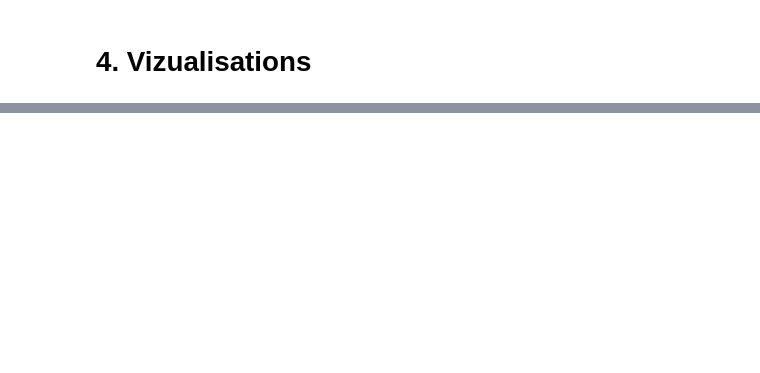
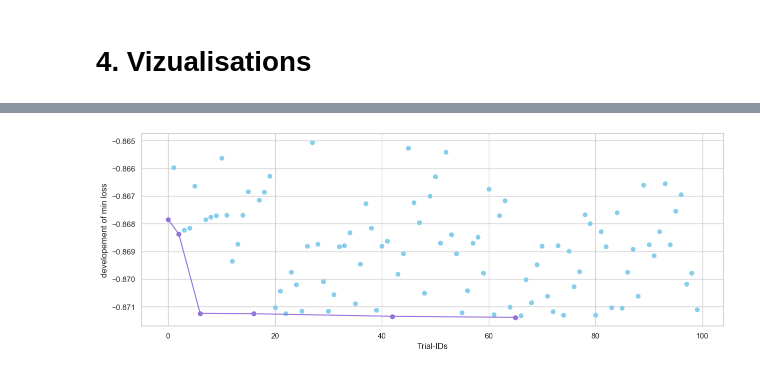
Before and after one commit to puhalskib/adv-p-health, a Jupyter notebook: class_model_evaluation.ipynb, the cells around one changed output, grey strips where cells are left out. Cells and saved outputs as stored; diff of their text form; code cells hidden in the pictures; blank space fills up the shorter version.

```diff
--- a/class_model_evaluation.ipynb
+++ b/class_model_evaluation.ipynb
@@ -308,0 +162,43 @@ fig.savefig('./visualizations/tested_values.png')
+# %%
+# loss Improvement over Trials
+from itertools import chain
+
+# loss Improvement over Trials
+
+def plot_reached_min_losses(trials):
+    losses = [t['result']['loss'] for t in trials]
+    tids = [t['tid'] for t in trials.trials]
+    n_estimators = [t['misc']['vals']['n_estimators'] for t in trials]
+
+    n_estimators = list(chain.from_iterable(n_estimators))
+
+    best_loss = losses[0]
+    points_to_plot = []
+    points_to_plot.append(losses[0])
+    tids_with_loss_improvement = [0]
+    counter = 0
+    for i in range(1, len(losses)):
+        if losses[i] < best_loss:
+            tid = tids[i]
+            # print(tid)
+            points_to_plot.append(losses[i])
+            tids_with_loss_improvement.append(tid)
+            best_loss = losses[i]
+
+    # plotting with logarithmic y-scale
+    sns.set(style="whitegrid")
+    fig, ax = plt.subplots()
+    # ax.set_yscale('log')
+    ax.set_ylabel('developement of min loss')
+    ax.set_xlabel('Trial-IDs')
+    fig.set_size_inches(15, 5)
+    ax.plot(tids_with_loss_improvement, points_to_plot,
+            color="mediumpurple", linestyle='-', marker='o')
+    ax.scatter(tids, losses, color='skyblue')
+
+
+plot_reached_min_losses(trials)
+
+fig.savefig('./visualizations/loss_improvement.png')
+# %% [output]
+[figure, added]
```
Also changed, not shown: parts of 28 cells of this notebook, 3 other files.
